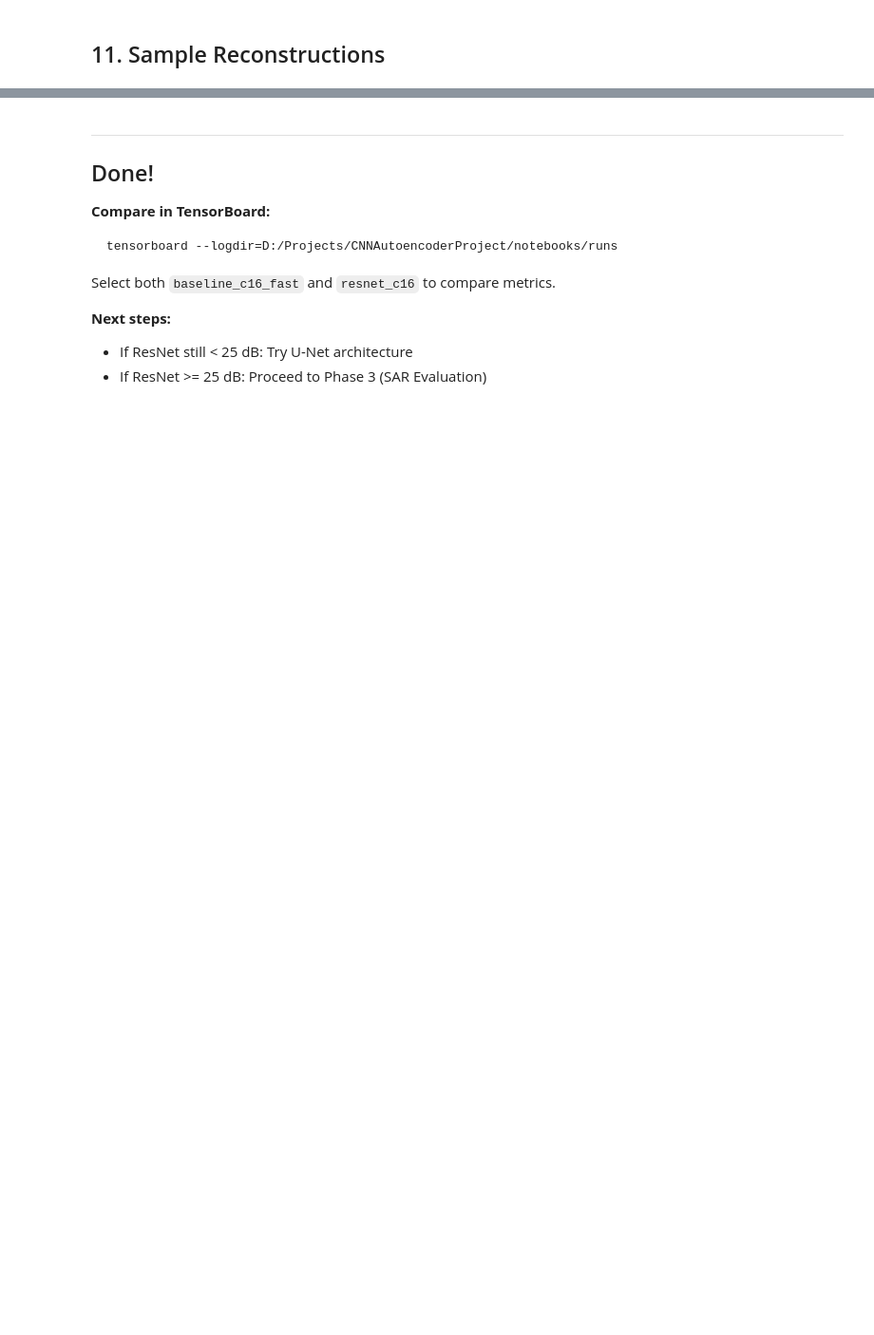
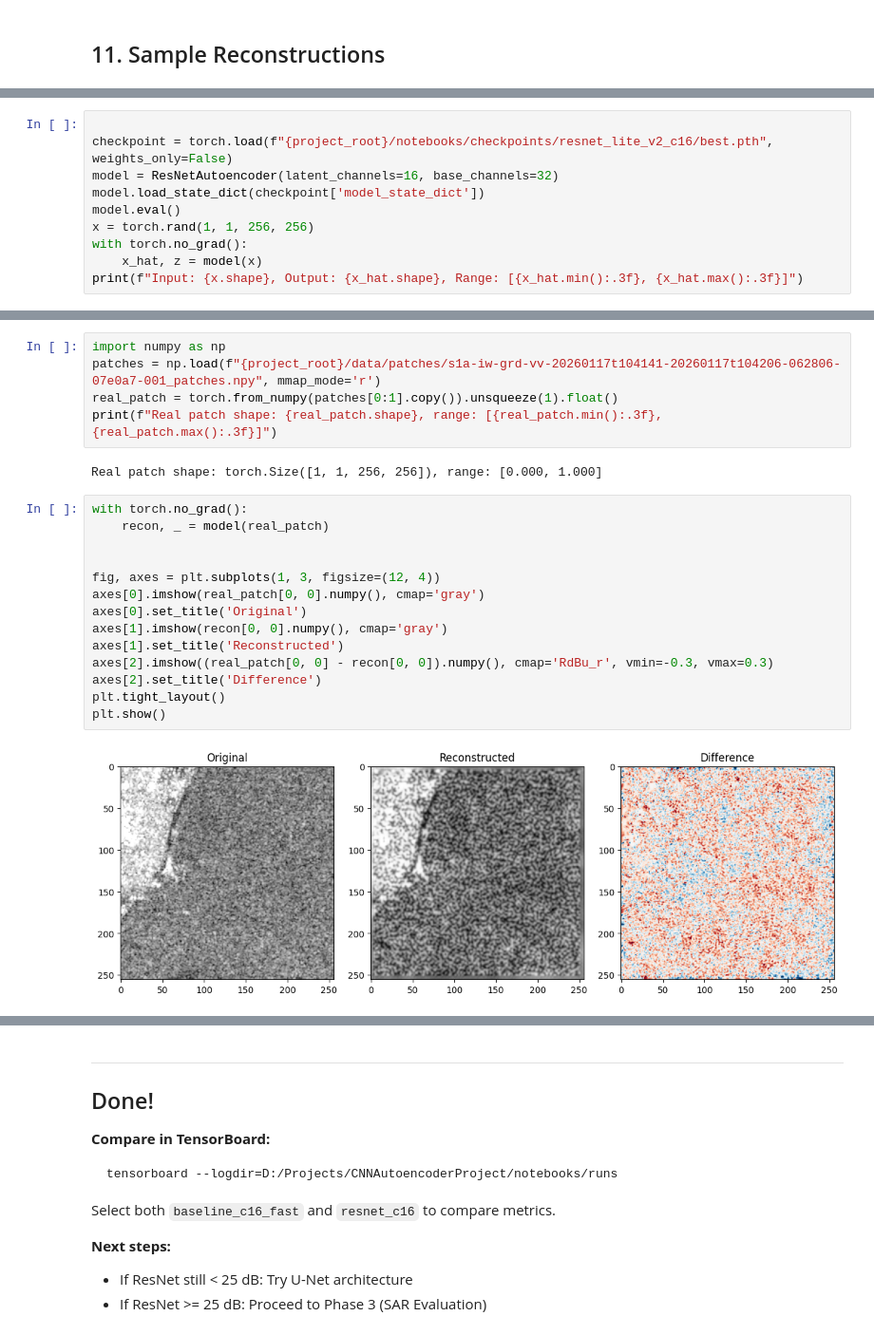
Before and after one commit to AdamDuffyCastaldo/CNNAutoencoderProject, a Jupyter notebook: notebooks/train_resnet.ipynb, the cells around one changed output, grey strips where cells are left out. Shown at 95% size. Cells and saved outputs as stored; diff of their text form; blank space fills up the shorter version.

```diff
--- a/notebooks/train_resnet.ipynb
+++ b/notebooks/train_resnet.ipynb
@@ -546,0 +623,10 @@ plt.show()
+# %%
+
+checkpoint = torch.load(f"{project_root}/notebooks/checkpoints/resnet_lite_v2_c16/best.pth", weights_only=False)
+model = ResNetAutoencoder(latent_channels=16, base_channels=32)
+model.load_state_dict(checkpoint['model_state_dict'])
+model.eval()
+x = torch.rand(1, 1, 256, 256)
+with torch.no_grad():
+    x_hat, z = model(x)
+print(f"Input: {x.shape}, Output: {x_hat.shape}, Range: [{x_hat.min():.3f}, {x_hat.max():.3f}]")
@@ -546,0 +656,23 @@ plt.show()
+# %%
+import numpy as np
+patches = np.load(f"{project_root}/data/patches/s1a-iw-grd-vv-20260117t104141-20260117t104206-062806-07e0a7-001_patches.npy", mmap_mode='r')
+real_patch = torch.from_numpy(patches[0:1].copy()).unsqueeze(1).float()
+print(f"Real patch shape: {real_patch.shape}, range: [{real_patch.min():.3f}, {real_patch.max():.3f}]")
+# %% [output]
+Real patch shape: torch.Size([1, 1, 256, 256]), range: [0.000, 1.000]
+# %%
+with torch.no_grad():
+    recon, _ = model(real_patch)
+
+
+fig, axes = plt.subplots(1, 3, figsize=(12, 4))
+axes[0].imshow(real_patch[0, 0].numpy(), cmap='gray')
+axes[0].set_title('Original')
+axes[1].imshow(recon[0, 0].numpy(), cmap='gray')
+axes[1].set_title('Reconstructed')
+axes[2].imshow((real_patch[0, 0] - recon[0, 0]).numpy(), cmap='RdBu_r', vmin=-0.3, vmax=0.3)
+axes[2].set_title('Difference')
+plt.tight_layout()
+plt.show()
+# %% [output]
+[figure, added]
```
Also changed, not shown: parts of 22 cells of this notebook, 59 other files.
